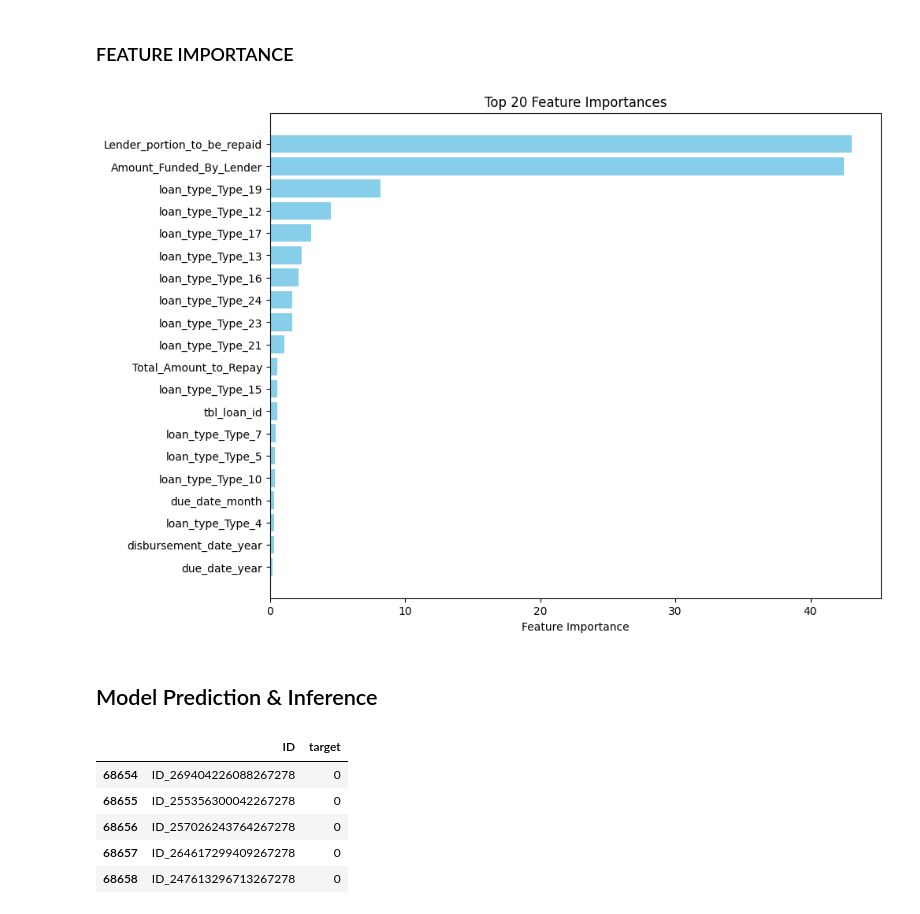
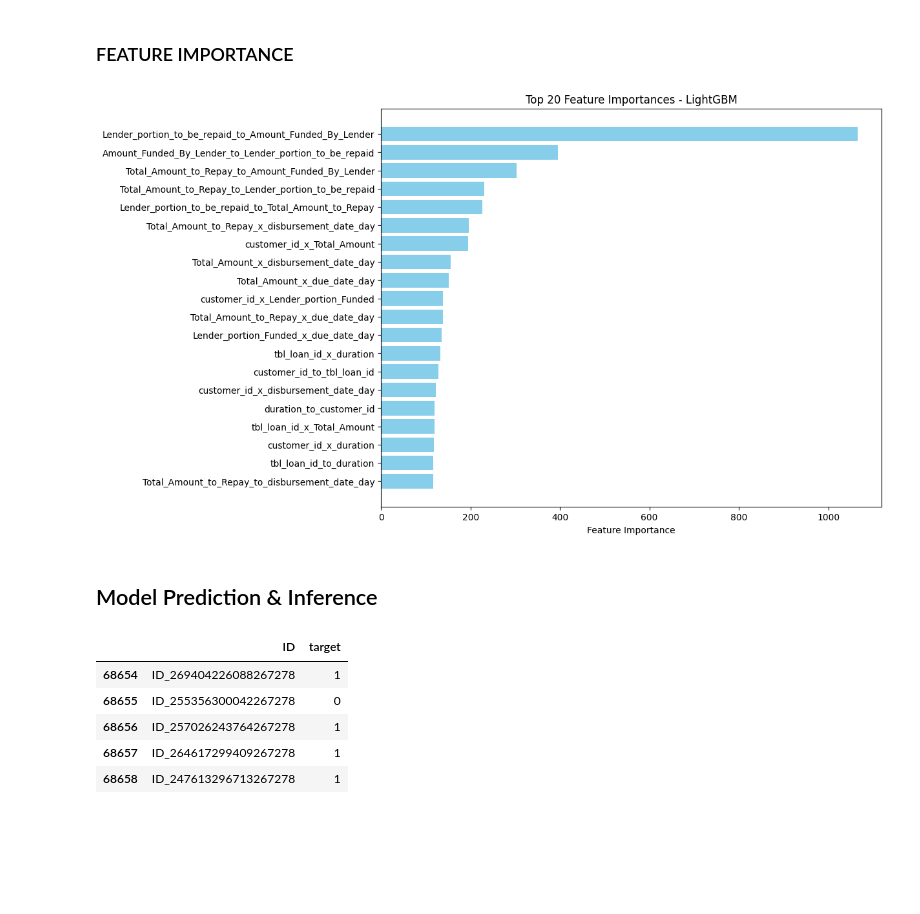
Before and after one commit to nyashaChiza/african-credit-scoring-challenge, a Jupyter notebook: notebooks/Starter_Notebook_.ipynb, the cells around one changed output. Drawn from its saved outputs; the diff is of its cells as text; code cells hidden in the pictures; blank space fills up the shorter version.

```diff
--- a/notebooks/Starter_Notebook_.ipynb
+++ b/notebooks/Starter_Notebook_.ipynb
@@ -32,8 +34,8 @@ warnings.filterwarnings('ignore')
 ## Load and Inspect the data
 # %%
 # Loading the train dataset
-train = pd.read_csv('Train.csv')
-test = pd.read_csv('Test.csv')
+train = pd.read_csv('../data/raw/Train.csv')
+test = pd.read_csv('../data/raw/Test.csv')
 # Display the first few rows of the datasets and their shape
 display("Train", train.head(), train.shape, "Test", test.head(), test.shape)
 # %% [output]
@@ -332,47 +606,71 @@ weighted avg       0.98      0.92      0.94     17164
 # %% [markdown]
 ### FEATURE IMPORTANCE
 # %%
+import matplotlib.pyplot as plt
+import pandas as pd
+
 # Feature Importance
 
-# Get the absolute values of the coefficients
-feature_importances = np.abs(clf.coef_).flatten()
+# Check the model that performed best
+if best_model_name == "RandomForest":
+    # Get feature importances from Random Forest
+    feature_importances = best_rf_model.feature_importances_
+elif best_model_name == "XGBoost":
+    # Get feature importances from XGBoost
+    feature_importances = best_xgb_model.feature_importances_
+elif best_model_name == "LightGBM":
+    # Get feature importances from LightGBM
+    feature_importances = best_lgbm_model.feature_importances_
 
 # Create a DataFrame for feature importance
 importance_df = pd.DataFrame({
     'Feature': features_for_modelling,
     'Importance': feature_importances
 })
 
-# Sort by importance
+# Sort by importance and select the top 20 features
 importance_df = importance_df.sort_values(by='Importance', ascending=False).head(20)
 
 # Plot the top 20 feature importances
 plt.figure(figsize=(10, 8))
 plt.barh(importance_df['Feature'], importance_df['Importance'], color='skyblue')
-plt.gca().invert_yaxis()  # To display the most important feature at the top
+plt.gca().invert_yaxis()  # Display the most important feature at the top
 plt.xlabel('Feature Importance')
-plt.title('Top 20 Feature Importances')
+plt.title(f'Top 20 Feature Importances - {best_model_name}')
 plt.show()
 # %% [output]
-[figure, old version]
+[figure, new version]
 # %% [markdown]
 ## Model Prediction & Inference
 # %%
-# Make predictions on the test dataset
-test_predictions = clf.predict(test_df[features_for_modelling])
-test_predictions_proba = clf.predict_proba(test_df[features_for_modelling])[:, 1]
+# Make predictions on the test dataset using the best model
+if best_model_name == "RandomForest":
+    test_predictions = best_rf_model.predict(test_df[features_for_modelling])
+    test_predictions_proba = best_rf_model.predict_proba(test_df[features_for_modelling])[:, 1]
+elif best_model_name == "XGBoost":
+    test_predictions = best_xgb_model.predict(test_df[features_for_modelling])
+    test_predictions_proba = best_xgb_model.predict_proba(test_df[features_for_modelling])[:, 1]
+elif best_model_name == "LightGBM":
+    test_predictions = best_lgbm_model.predict(test_df[features_for_modelling])
+    test_predictions_proba = best_lgbm_model.predict_proba(test_df[features_for_modelling])[:, 1]
 
 # Save the predictions to a CSV file
+test_df['target'] = test_predictions
+sub = test_df[['ID', 'target']]
 
-test_df['target'] = test_predictions
-sub =  test_df[['ID', 'target']]
+
+
+# Optionally, save the submission to a CSV file
+sub.to_csv('test_predictions.csv', index=False)
+
+# Show the first few rows of the submission dataframe
 sub.head()
 # %% [output]
 |  | ID | target |
-| 68654 | ID_269404226088267278 | 0 |
+| 68654 | ID_269404226088267278 | 1 |
 | 68655 | ID_255356300042267278 | 0 |
-| 68656 | ID_257026243764267278 | 0 |
-| 68657 | ID_264617299409267278 | 0 |
-| 68658 | ID_247613296713267278 | 0 |
+| 68656 | ID_257026243764267278 | 1 |
+| 68657 | ID_264617299409267278 | 1 |
+| 68658 | ID_247613296713267278 | 1 |
 # %%
 sub.to_csv('baseline_submission.csv', index=False)
```
Also changed, not shown: parts of 12 cells of this notebook, 2 other files.
